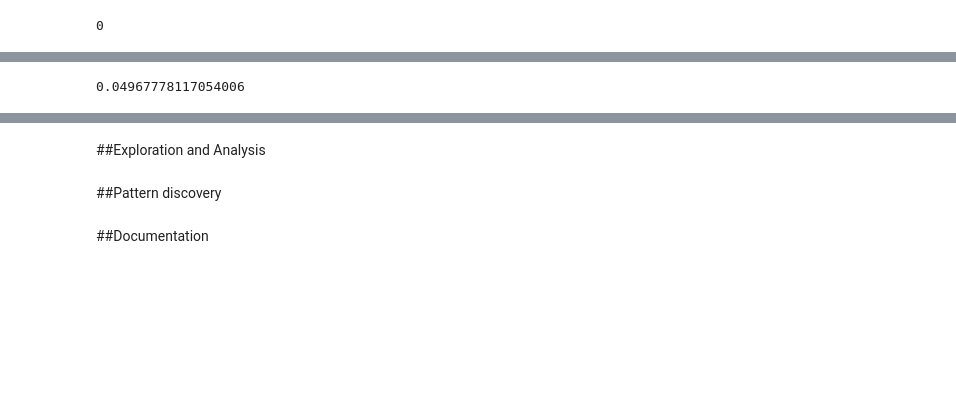
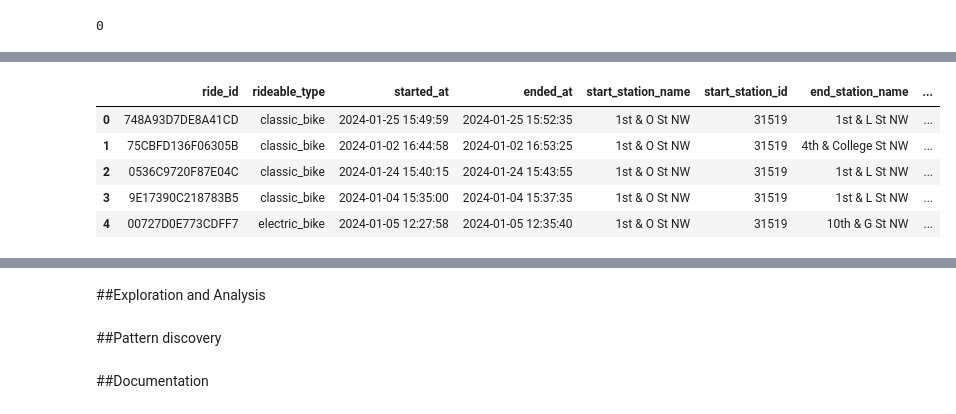
Before and after one commit to angiegh2002/capital-bike-diaries, a Jupyter notebook: Data_mining_homwork/data_homewrk.ipynb, the cells around one changed output, grey strips where cells are left out. Drawn from its saved outputs; the diff is of its cells as text; code cells hidden in the pictures; blank space fills up the shorter version.

```diff
--- a/Data_mining_homwork/data_homewrk.ipynb
+++ b/Data_mining_homwork/data_homewrk.ipynb
@@ -205,47 +112,9 @@ print("✅ عدد الصفوف التي كلاهما مفقود:", eboth_missing
-# %%
-# تعبئة صفوف محطة البداية فقط عند فقدان كلي (اسم ومعرّف)
-most_common_start = df_rent[['start_station_name', 'start_station_id']].mode().iloc[0]
-
-mask_both_start_missing = df_rent['start_station_id'].isna() & df_rent['start_station_name'].isna()
-
-df_rent.loc[mask_both_start_missing, 'start_station_id'] = most_common_start['start_station_id']
-df_rent.loc[mask_both_start_missing, 'start_station_name'] = most_common_start['start_station_name']
-# %%
-# بناء قاموس من الاسم إلى المعرف (الأكثر شيوعًا)
-end_name_to_id = (
-    df_rent.dropna(subset=['end_station_id', 'end_station_name'])
-    .groupby('end_station_name')['end_station_id']
-    .agg(lambda x: x.mode().iloc[0])
-)
-
-# قناع للصفوف التي فيها الاسم موجود والمعرف مفقود
-mask_eonly_id_missing = df_rent['end_station_id'].isna() & df_rent['end_station_name'].notna()
-
-# تعبئة end_station_id
-df_rent.loc[mask_eonly_id_missing, 'end_station_id'] = df_rent.loc[mask_eonly_id_missing, 'end_station_name'].map(end_name_to_id)
-# %%
-# الأكثر تكرارًا لكل start_station_id
-most_common_end_per_start = (
-    df_rent.dropna(subset=['start_station_id', 'end_station_id'])
-    .groupby('start_station_id')['end_station_id']
-    .agg(lambda x: x.mode().iloc[0])
-)
-
-# قناع للصفوف التي نهاية المحطة مفقودة كليًا
-mask_missing_end = df_rent['end_station_id'].isna() & df_rent['end_station_name'].isna() & df_rent['start_station_id'].notna()
-
-# تعبئة end_station_id بالتخمين من البداية
-df_rent.loc[mask_missing_end, 'end_station_id'] = df_rent.loc[mask_missing_end, 'start_station_id'].map(most_common_end_per_start)
-# بناء قاموس end_id إلى name
-end_id_to_name = (
-    df_rent.dropna(subset=['end_station_id', 'end_station_name'])
-    .groupby('end_station_id')['end_station_name']
-    .agg(lambda x: x.mode().iloc[0])
-)
-
-# تعبئة الاسم بعد تعبئة المعرف
-df_rent.loc[mask_missing_end, 'end_station_name'] = df_rent.loc[mask_missing_end, 'end_station_id'].map(end_id_to_name)
-# %%
-print((df_rent['start_station_id'] == df_rent['end_station_id']).mean())
-# %% [output]
-0.04967778117054006
+# %%
+df_rent.head()
+# %% [output]
+|  | ride_id | rideable_type | started_at | ended_at | start_station_name | start_station_id | end_station_name | ... |
+| 0 | 748A93D7DE8A41CD | classic_bike | 2024-01-25 15:49:59 | 2024-01-25 15:52:35 | 1st & O St NW | 31519 | 1st & L St NW | ... |
+| 1 | 75CBFD136F06305B | classic_bike | 2024-01-02 16:44:58 | 2024-01-02 16:53:25 | 1st & O St NW | 31519 | 4th & College St NW | ... |
+| 2 | 0536C9720F87E04C | classic_bike | 2024-01-24 15:40:15 | 2024-01-24 15:43:55 | 1st & O St NW | 31519 | 1st & L St NW | ... |
+| 3 | 9E17390C218783B5 | classic_bike | 2024-01-04 15:35:00 | 2024-01-04 15:37:35 | 1st & O St NW | 31519 | 1st & L St NW | ... |
+| 4 | 00727D0E773CDFF7 | electric_bike | 2024-01-05 12:27:58 | 2024-01-05 12:35:40 | 1st & O St NW | 31519 | 10th & G St NW | ... |
```
Also changed, not shown: parts of 26 cells of this notebook.
